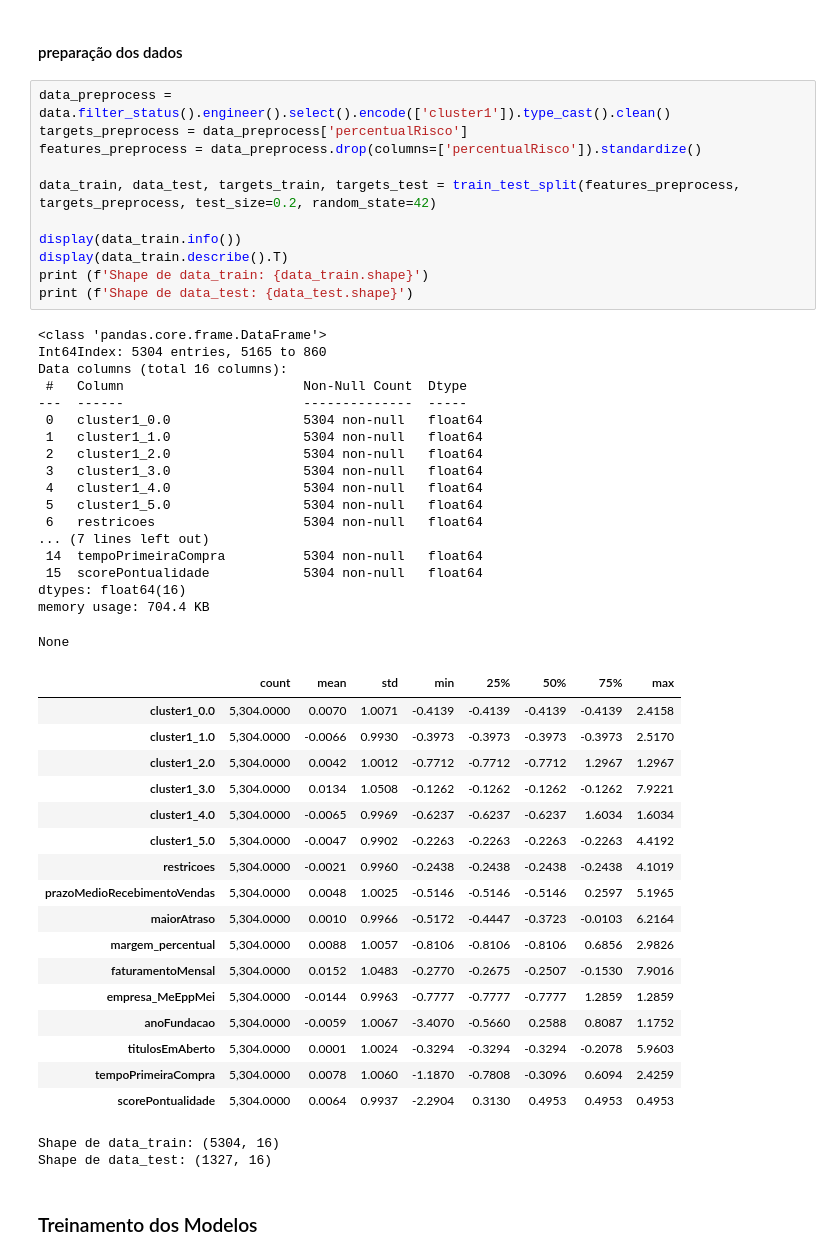
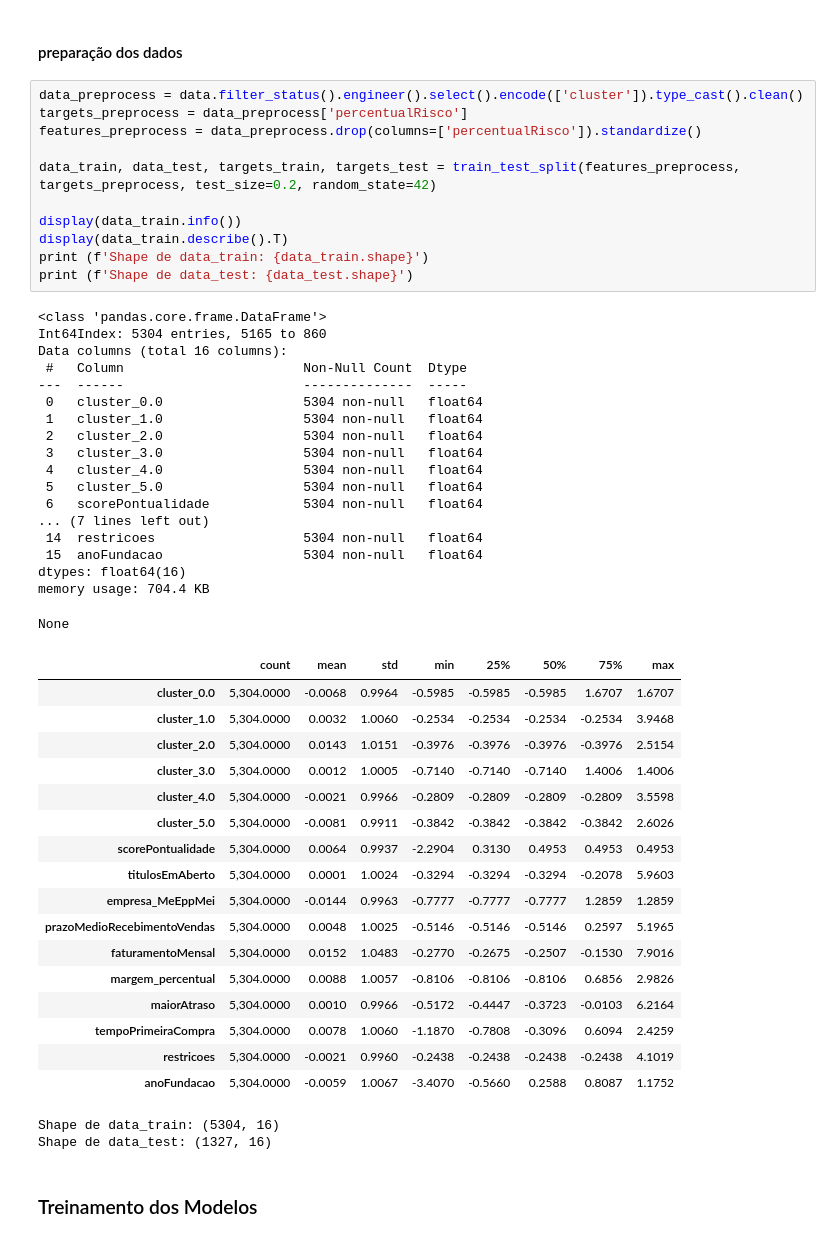
Before and after one commit to jonaszarpellon/fiap-ai-mba-bootcamp-credit, a Jupyter notebook: 4.Análise de Risco.ipynb, the cells around one changed output. Saved outputs shown, nothing was run; the diff lists cells and outputs as text.

```diff
--- a/4.Análise de Risco.ipynb
+++ b/4.Análise de Risco.ipynb
@@ -342,52 +336,52 @@ data.filter_status().engineer().select().encode(['cluster1']).type_cast().clean(
 # %% [markdown]
 #### preparação dos dados
 # %%
-data_preprocess = data.filter_status().engineer().select().encode(['cluster1']).type_cast().clean()
+data_preprocess = data.filter_status().engineer().select().encode(['cluster']).type_cast().clean()
 targets_preprocess = data_preprocess['percentualRisco']
 features_preprocess = data_preprocess.drop(columns=['percentualRisco']).standardize()
 
 data_train, data_test, targets_train, targets_test = train_test_split(features_preprocess, targets_preprocess, test_size=0.2, random_state=42)
 
 display(data_train.info())
 display(data_train.describe().T)
 print (f'Shape de data_train: {data_train.shape}')
 print (f'Shape de data_test: {data_test.shape}')
 # %% [output]
 <class 'pandas.core.frame.DataFrame'>
 Int64Index: 5304 entries, 5165 to 860
 Data columns (total 16 columns):
  #   Column                       Non-Null Count  Dtype
 ---  ------                       --------------  -----
- 0   cluster1_0.0                 5304 non-null   float64
- 1   cluster1_1.0                 5304 non-null   float64
- 2   cluster1_2.0                 5304 non-null   float64
- 3   cluster1_3.0                 5304 non-null   float64
- 4   cluster1_4.0                 5304 non-null   float64
- 5   cluster1_5.0                 5304 non-null   float64
- 6   restricoes                   5304 non-null   float64
+ 0   cluster_0.0                  5304 non-null   float64
+ 1   cluster_1.0                  5304 non-null   float64
+ 2   cluster_2.0                  5304 non-null   float64
+ 3   cluster_3.0                  5304 non-null   float64
+ 4   cluster_4.0                  5304 non-null   float64
+ 5   cluster_5.0                  5304 non-null   float64
+ 6   scorePontualidade            5304 non-null   float64
 ... (7 lines left out)
- 14  tempoPrimeiraCompra          5304 non-null   float64
- 15  scorePontualidade            5304 non-null   float64
+ 14  restricoes                   5304 non-null   float64
+ 15  anoFundacao                  5304 non-null   float64
 dtypes: float64(16)
 memory usage: 704.4 KB
 None
 |  | count | mean | std | min | 25% | 50% | 75% | max |
-| cluster1_0.0 | 5,304.0000 | 0.0070 | 1.0071 | -0.4139 | -0.4139 | -0.4139 | -0.4139 | 2.4158 |
-| cluster1_1.0 | 5,304.0000 | -0.0066 | 0.9930 | -0.3973 | -0.3973 | -0.3973 | -0.3973 | 2.5170 |
-| cluster1_2.0 | 5,304.0000 | 0.0042 | 1.0012 | -0.7712 | -0.7712 | -0.7712 | 1.2967 | 1.2967 |
-| cluster1_3.0 | 5,304.0000 | 0.0134 | 1.0508 | -0.1262 | -0.1262 | -0.1262 | -0.1262 | 7.9221 |
-| cluster1_4.0 | 5,304.0000 | -0.0065 | 0.9969 | -0.6237 | -0.6237 | -0.6237 | 1.6034 | 1.6034 |
-| cluster1_5.0 | 5,304.0000 | -0.0047 | 0.9902 | -0.2263 | -0.2263 | -0.2263 | -0.2263 | 4.4192 |
+| cluster_0.0 | 5,304.0000 | -0.0068 | 0.9964 | -0.5985 | -0.5985 | -0.5985 | 1.6707 | 1.6707 |
+| cluster_1.0 | 5,304.0000 | 0.0032 | 1.0060 | -0.2534 | -0.2534 | -0.2534 | -0.2534 | 3.9468 |
+| cluster_2.0 | 5,304.0000 | 0.0143 | 1.0151 | -0.3976 | -0.3976 | -0.3976 | -0.3976 | 2.5154 |
+| cluster_3.0 | 5,304.0000 | 0.0012 | 1.0005 | -0.7140 | -0.7140 | -0.7140 | 1.4006 | 1.4006 |
+| cluster_4.0 | 5,304.0000 | -0.0021 | 0.9966 | -0.2809 | -0.2809 | -0.2809 | -0.2809 | 3.5598 |
+| cluster_5.0 | 5,304.0000 | -0.0081 | 0.9911 | -0.3842 | -0.3842 | -0.3842 | -0.3842 | 2.6026 |
+| scorePontualidade | 5,304.0000 | 0.0064 | 0.9937 | -2.2904 | 0.3130 | 0.4953 | 0.4953 | 0.4953 |
+| titulosEmAberto | 5,304.0000 | 0.0001 | 1.0024 | -0.3294 | -0.3294 | -0.3294 | -0.2078 | 5.9603 |
+| empresa_MeEppMei | 5,304.0000 | -0.0144 | 0.9963 | -0.7777 | -0.7777 | -0.7777 | 1.2859 | 1.2859 |
+| prazoMedioRecebimentoVendas | 5,304.0000 | 0.0048 | 1.0025 | -0.5146 | -0.5146 | -0.5146 | 0.2597 | 5.1965 |
+| faturamentoMensal | 5,304.0000 | 0.0152 | 1.0483 | -0.2770 | -0.2675 | -0.2507 | -0.1530 | 7.9016 |
+| margem_percentual | 5,304.0000 | 0.0088 | 1.0057 | -0.8106 | -0.8106 | -0.8106 | 0.6856 | 2.9826 |
+| maiorAtraso | 5,304.0000 | 0.0010 | 0.9966 | -0.5172 | -0.4447 | -0.3723 | -0.0103 | 6.2164 |
+| tempoPrimeiraCompra | 5,304.0000 | 0.0078 | 1.0060 | -1.1870 | -0.7808 | -0.3096 | 0.6094 | 2.4259 |
 | restricoes | 5,304.0000 | -0.0021 | 0.9960 | -0.2438 | -0.2438 | -0.2438 | -0.2438 | 4.1019 |
-| prazoMedioRecebimentoVendas | 5,304.0000 | 0.0048 | 1.0025 | -0.5146 | -0.5146 | -0.5146 | 0.2597 | 5.1965 |
-| maiorAtraso | 5,304.0000 | 0.0010 | 0.9966 | -0.5172 | -0.4447 | -0.3723 | -0.0103 | 6.2164 |
-| margem_percentual | 5,304.0000 | 0.0088 | 1.0057 | -0.8106 | -0.8106 | -0.8106 | 0.6856 | 2.9826 |
-| faturamentoMensal | 5,304.0000 | 0.0152 | 1.0483 | -0.2770 | -0.2675 | -0.2507 | -0.1530 | 7.9016 |
-| empresa_MeEppMei | 5,304.0000 | -0.0144 | 0.9963 | -0.7777 | -0.7777 | -0.7777 | 1.2859 | 1.2859 |
 | anoFundacao | 5,304.0000 | -0.0059 | 1.0067 | -3.4070 | -0.5660 | 0.2588 | 0.8087 | 1.1752 |
-| titulosEmAberto | 5,304.0000 | 0.0001 | 1.0024 | -0.3294 | -0.3294 | -0.3294 | -0.2078 | 5.9603 |
-| tempoPrimeiraCompra | 5,304.0000 | 0.0078 | 1.0060 | -1.1870 | -0.7808 | -0.3096 | 0.6094 | 2.4259 |
-| scorePontualidade | 5,304.0000 | 0.0064 | 0.9937 | -2.2904 | 0.3130 | 0.4953 | 0.4953 | 0.4953 |
 Shape de data_train: (5304, 16)
 Shape de data_test: (1327, 16)
 # %% [markdown]
```
Also changed, not shown: parts of 23 cells of this notebook.
